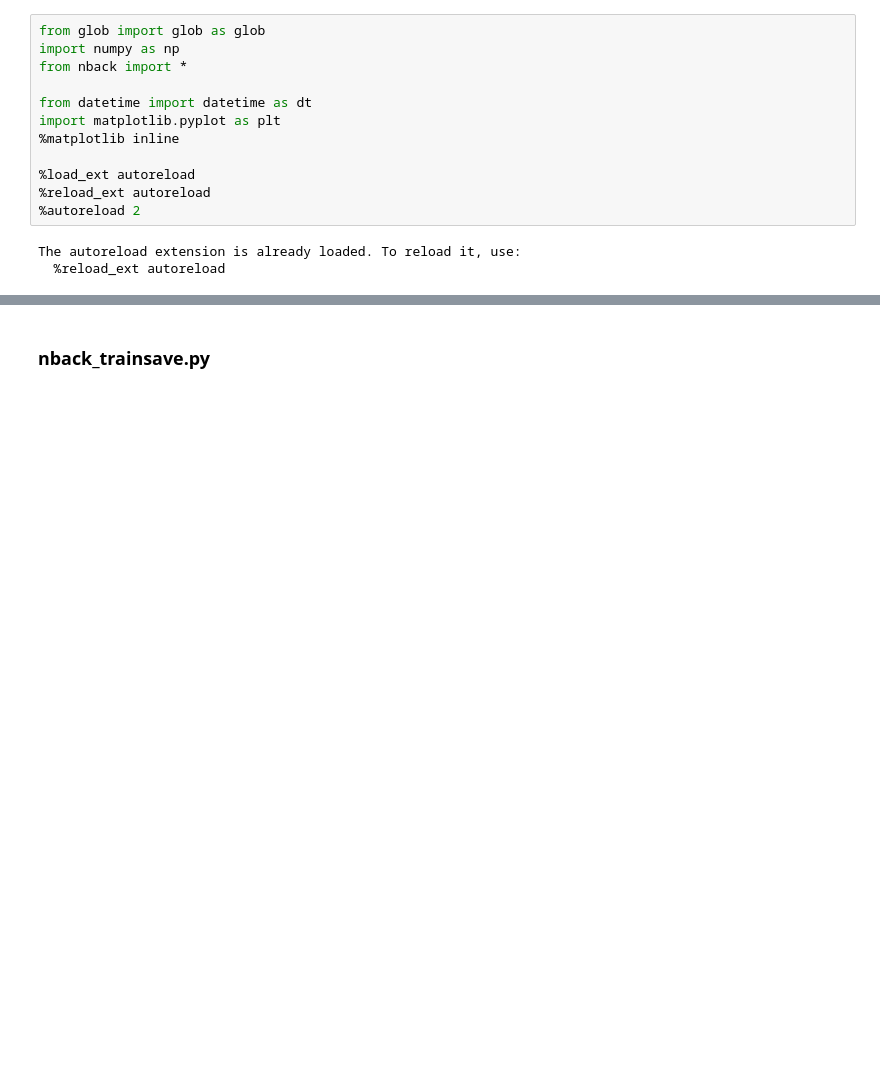
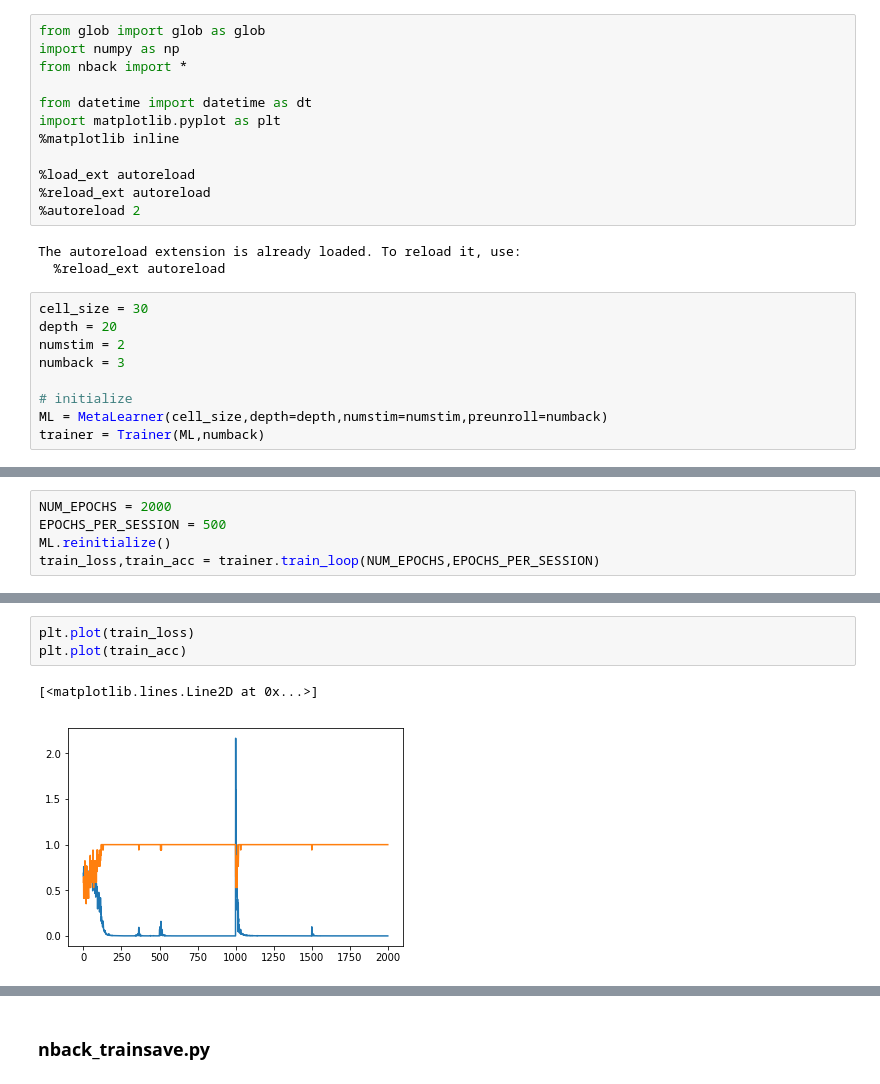
Before and after one commit to andrebeu/epm, a Jupyter notebook: nback.ipynb, the cells around one changed output, grey strips where cells are left out. Drawn from its saved outputs; the diff is of its cells as text; blank space fills up the shorter version.

```diff
--- a/nback.ipynb
+++ b/nback.ipynb
@@ -18,3 +18,12 @@ import matplotlib.pyplot as plt
 # %% [output]
 The autoreload extension is already loaded. To reload it, use:
   %reload_ext autoreload
+# %%
+cell_size = 30
+depth = 20
+numstim = 2
+numback = 3
+
+# initialize
+ML = MetaLearner(cell_size,depth=depth,numstim=numstim,preunroll=numback)
+trainer = Trainer(ML,numback)
@@ -20,0 +32,5 @@ The autoreload extension is already loaded. To reload it, use:
+# %%
+NUM_EPOCHS = 2000
+EPOCHS_PER_SESSION = 500
+ML.reinitialize()
+train_loss,train_acc = trainer.train_loop(NUM_EPOCHS,EPOCHS_PER_SESSION)
@@ -20,0 +55,6 @@ The autoreload extension is already loaded. To reload it, use:
+# %%
+plt.plot(train_loss)
+plt.plot(train_acc)
+# %% [output]
+[<matplotlib.lines.Line2D at 0x...>]
+[figure, added]
```
Also changed, not shown: parts of 11 cells of this notebook, 5 other files.
